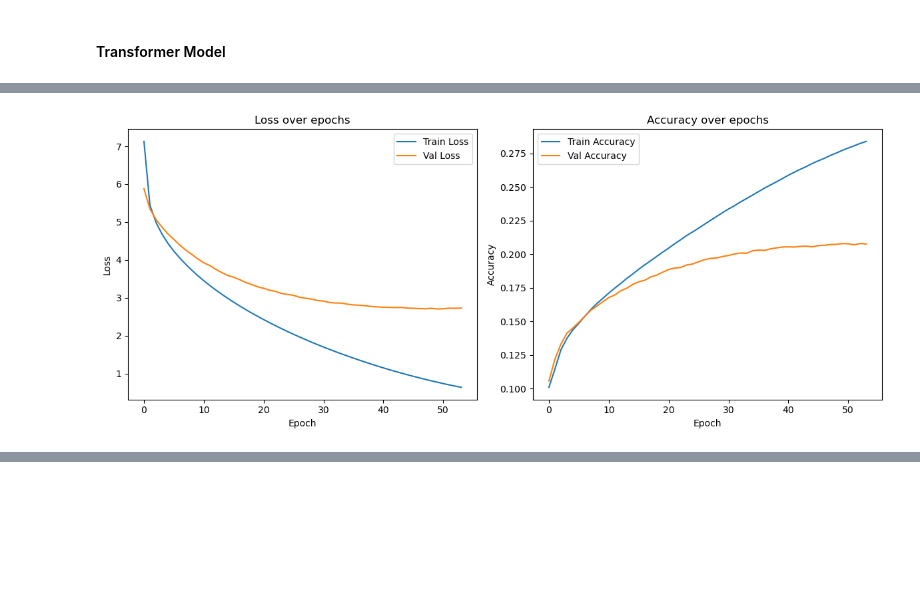
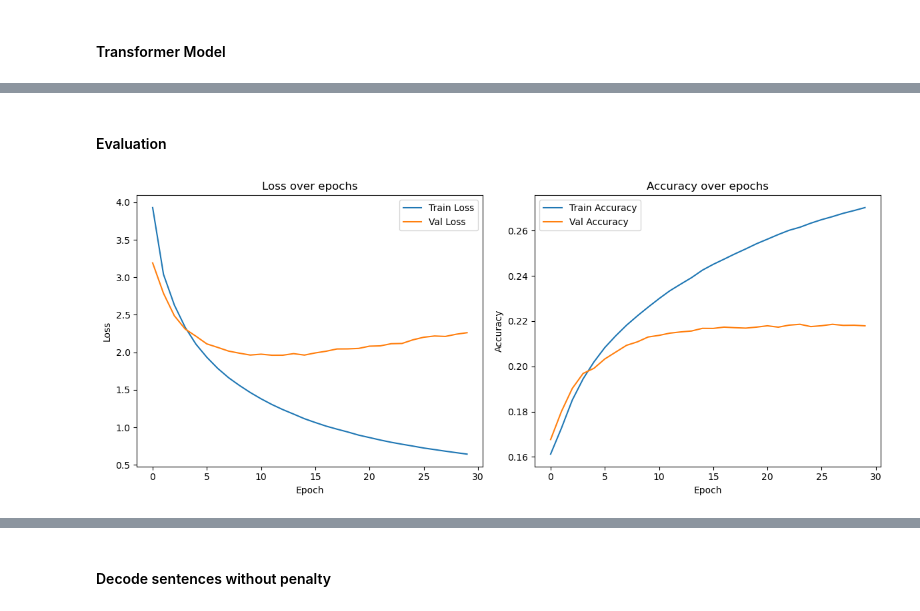
Before and after one commit to hinmiro/Neuralnetwork, a Jupyter notebook: homework/assignment_week6.ipynb, the cells around one changed output, grey strips where cells are left out. Drawn from its saved outputs; the diff is of its cells as text; code cells hidden in the pictures; blank space fills up the shorter version.

```diff
--- a/homework/assignment_week6.ipynb
+++ b/homework/assignment_week6.ipynb
@@ -327,18 +338,18 @@ class TransformerDecoder(layers.Layer):
 #### Transformer Model
 # %%
 embed_dim = 256
-dense_dim = 1024
+dense_dim = 2048
 num_heads = 8
 
 encoder_inputs = keras.Input(shape=(None,), dtype="int64", name="english")
-x = PositionalEmbedding(seq_len, vocab_size, embed_dim)(encoder_inputs)
+x = PositionalEmbedding(sequence_length, vocab_size, embed_dim)(encoder_inputs)
 encoder_outputs = TransformerEncoder(embed_dim, dense_dim, num_heads)(x)
 
 decoder_inputs = keras.Input(shape=(None,), dtype="int64", name="finnish")
-x = PositionalEmbedding(seq_len, vocab_size, embed_dim)(decoder_inputs)
+x = PositionalEmbedding(sequence_length, vocab_size, embed_dim)(decoder_inputs)
 x = TransformerDecoder(embed_dim, dense_dim, num_heads)(x, encoder_outputs)
-x = layers.Dropout(0.1)(x)
-decoder_outputs = layers.Dense(len(target_vectorization.get_vocabulary()), activation="softmax")(x)
+x = layers.Dropout(0.5)(x)
+decoder_outputs = layers.Dense(vocab_size, activation="softmax")(x)
 transformer = keras.Model([encoder_inputs, decoder_inputs], decoder_outputs)
 
 transformer.summary()
@@ -370,23 +381,25 @@ Model: "functional_2"
 from keras.callbacks import EarlyStopping, ModelCheckpoint
 from keras.optimizers import Adam
 
+
 checkpoint_filepath = "./models/ckpt/checkpoint.model.keras"
 
-model_checkpoint_callback = keras.callbacks.ModelCheckpoint(
+model_checkpoint_callback = ModelCheckpoint(
     filepath=checkpoint_filepath,
     monitor="val_accuracy",
     mode="max",
     save_best_only=True,
 )
 
-early_stopping = EarlyStopping(
-    monitor="val_loss", patience=4, restore_best_weights=True
+early_stopping = EarlyStopping(monitor="val_loss", patience=4)
+
+transformer.compile(
+    optimizer=Adam(), loss="sparse_categorical_crossentropy", metrics=["accuracy"]
 )
 
-transformer.compile(
-    optimizer=Adam(learning_rate=1e-5), loss="sparse_categorical_crossentropy", metrics=["accuracy"]
+history = transformer.fit(
+    train_ds, epochs=30, validation_data=val_ds, callbacks=[model_checkpoint_callback]
 )
-history = transformer.fit(train_ds, epochs=60, validation_data=val_ds, callbacks=[early_stopping, model_checkpoint_callback])
 
 transformer.save("transformer_fi_en.keras")
 # %% [output]
@@ -417,34 +438,46 @@ Epoch 54/60
+# %%
+# Optionally load existing model
+from keras.saving import load_model
+
+transformer = load_model(
+    "transformer_fi_en.keras",
+    custom_objects={
+        "PositionalEmbedding": PositionalEmbedding,
+        "TransformerEncoder": TransformerEncoder,
+        "TransformerDecoder": TransformerDecoder,
+    },
+)
+# %% [markdown]
+#### Evaluation
 # %%
 import matplotlib.pyplot as plt
 
 plt.figure(figsize=(12, 5))
 plt.subplot(1, 2, 1)
 plt.plot(history.history["loss"], label="Train Loss")
 plt.plot(history.history["val_loss"], label="Val Loss")
 plt.xlabel("Epoch")
 plt.ylabel("Loss")
 plt.title("Loss over epochs")
 plt.legend()
 
 # Plot accuracy
 plt.subplot(1, 2, 2)
 plt.plot(history.history["accuracy"], label="Train Accuracy")
 plt.plot(history.history["val_accuracy"], label="Val Accuracy")
 plt.xlabel("Epoch")
 plt.ylabel("Accuracy")
 plt.title("Accuracy over epochs")
 plt.legend()
 
 plt.tight_layout()
 plt.show()
 
-# Example: Evaluate on test set
-test_eng_vec = source_vectorization(tf.constant([pair[0] for pair in test_pairs]))
-test_fin_vec = target_vectorization(tf.constant([pair[1] for pair in test_pairs]))
-test_ds = tf.data.Dataset.from_tensor_slices((test_eng_vec, test_fin_vec))
-test_ds = test_ds.batch(batch_size).map(format_vectorized_dataset)
+# Evaluate on test set
+test_ds = make_dataset(test_pairs)
+
 test_loss, test_acc = transformer.evaluate(test_ds)
 print("Test loss:", test_loss)
 print("Test accuracy:", test_acc)
 # %% [output]
-[figure, old version]
+[figure, new version]
@@ -454,3 +490,5 @@ Test accuracy: 0.208659365773201
+# %% [markdown]
+#### Decode sentences without penalty
 # %%
 import numpy as np
 
```
Also changed, not shown: parts of 15 cells of this notebook, 3 other files.
